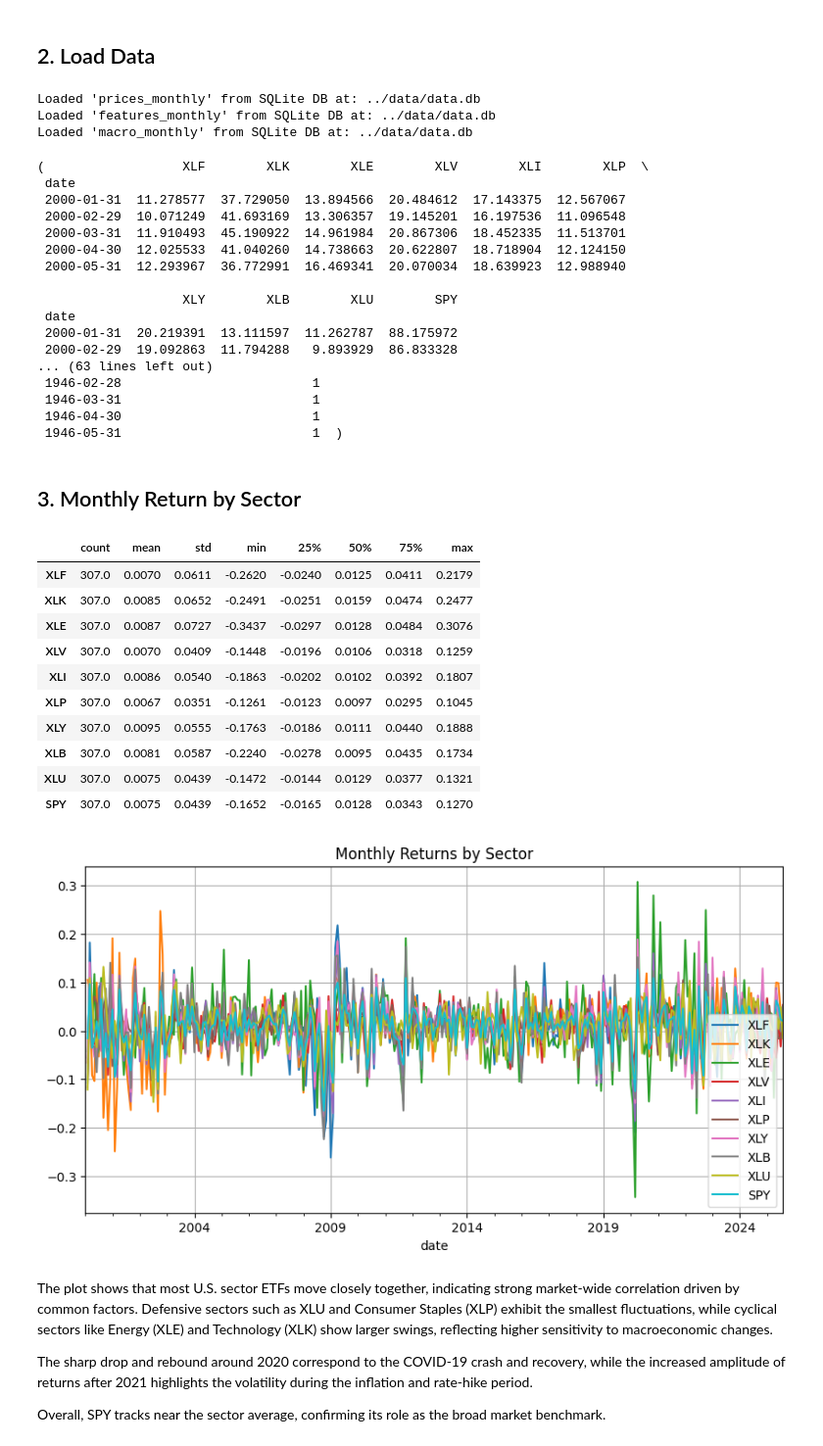
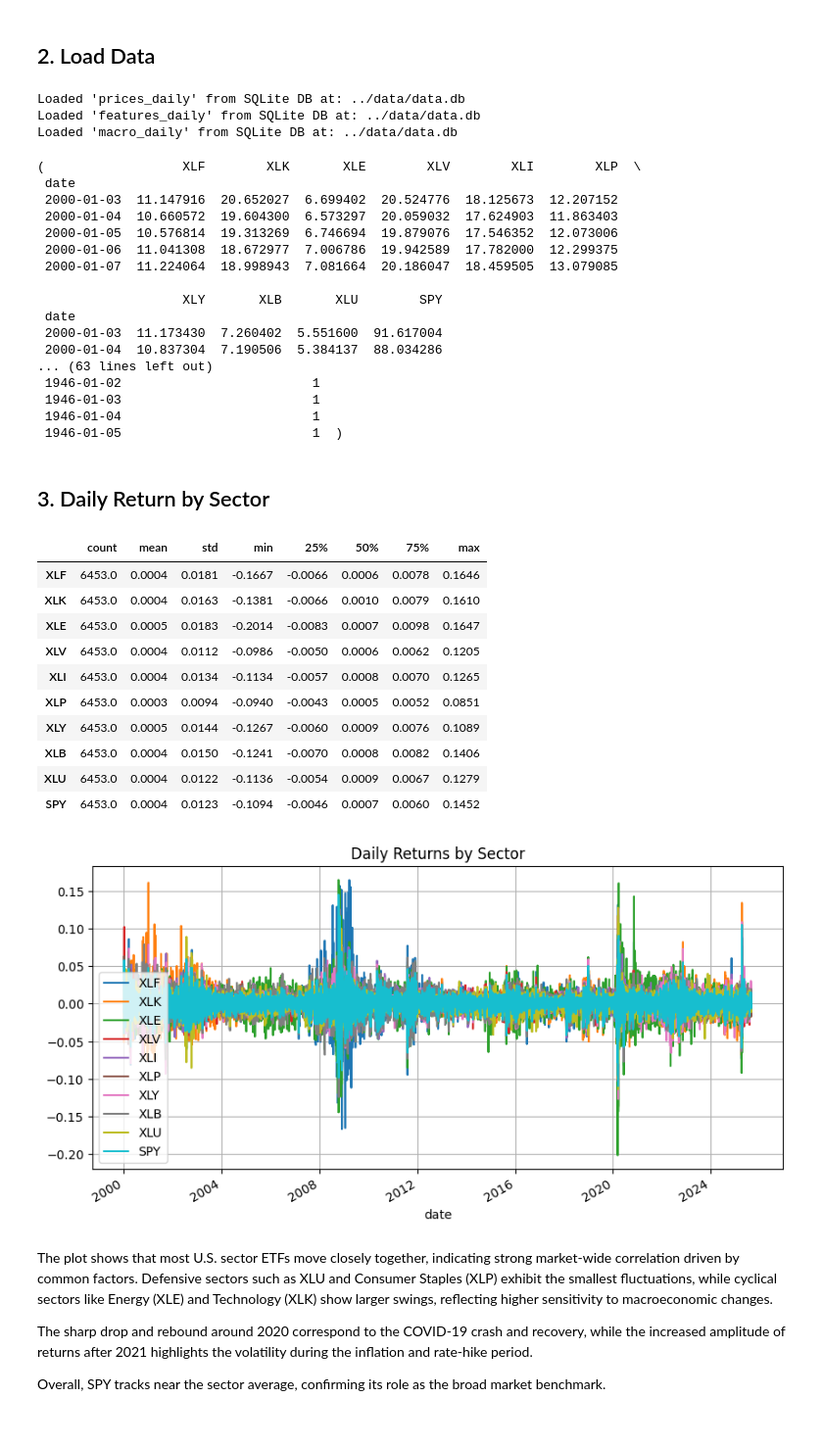
Before and after one commit to jiachenliu1128/Sector-Rotation-Strategy, a Jupyter notebook: notebooks/exploratory_analysis_&_simple_correlation_studies.ipynb, the cells around one changed output. Shown at 98% size. Cells and saved outputs as stored; diff of their text form; code cells hidden in the pictures.

```diff
--- a/notebooks/exploratory_analysis_&_simple_correlation_studies.ipynb
+++ b/notebooks/exploratory_analysis_&_simple_correlation_studies.ipynb
@@ -11,9 +11,9 @@ import matplotlib.pyplot as plt
 
 # Config
 DB_PATH = "../data/data.db"
-PRICES_CSV = "../data/processed/prices_monthly.csv"
-FEATURES_CSV = "../data/processed/features_monthly.csv"
-MACRO_CSV = "../data/processed/macro_monthly.csv"
+PRICES_CSV = "../data/processed/prices_daily.csv"
+FEATURES_CSV = "../data/processed/features_daily.csv"
+MACRO_CSV = "../data/processed/macro_daily.csv"
 
 plt.rcParams["figure.figsize"] = (10, 5)
 plt.rcParams["axes.grid"] = True
@@ -36,54 +36,54 @@ def read_table(db_path: str, table: str, csv_fallback: str) -> pd.DataFrame:
         print(f"Loaded '{table}' from CSV file at: {csv_fallback}")
         return df
 
-prices = read_table(DB_PATH, "prices_monthly", PRICES_CSV)
-features = read_table(DB_PATH, "features_monthly", FEATURES_CSV)
-macro = read_table(DB_PATH, "macro_monthly", MACRO_CSV)
+prices = read_table(DB_PATH, "prices_daily", PRICES_CSV)
+features = read_table(DB_PATH, "features_daily", FEATURES_CSV)
+macro = read_table(DB_PATH, "macro_daily", MACRO_CSV)
 
 prices.head(), features.head(), macro.head()
 # %% [output]
-Loaded 'prices_monthly' from SQLite DB at: ../data/data.db
-Loaded 'features_monthly' from SQLite DB at: ../data/data.db
-Loaded 'macro_monthly' from SQLite DB at: ../data/data.db
+Loaded 'prices_daily' from SQLite DB at: ../data/data.db
+Loaded 'features_daily' from SQLite DB at: ../data/data.db
+Loaded 'macro_daily' from SQLite DB at: ../data/data.db
-(                  XLF        XLK        XLE        XLV        XLI        XLP  \
+(                  XLF        XLK       XLE        XLV        XLI        XLP  \
  date
- 2000-01-31  11.278577  37.729050  13.894566  20.484612  17.143375  12.567067
- 2000-02-29  10.071249  41.693169  13.306357  19.145201  16.197536  11.096548
- 2000-03-31  11.910493  45.190922  14.961984  20.867306  18.452335  11.513701
- 2000-04-30  12.025533  41.040260  14.738663  20.622807  18.718904  12.124150
- 2000-05-31  12.293967  36.772991  16.469341  20.070034  18.639923  12.988940
+ 2000-01-03  11.147916  20.652027  6.699402  20.524776  18.125673  12.207152
+ 2000-01-04  10.660572  19.604300  6.573297  20.059032  17.624903  11.863403
+ 2000-01-05  10.576814  19.313269  6.746694  19.879076  17.546352  12.073006
+ 2000-01-06  11.041308  18.672977  7.006786  19.942589  17.782000  12.299375
+ 2000-01-07  11.224064  18.998943  7.081664  20.186047  18.459505  13.079085
 
-                   XLY        XLB        XLU        SPY
+                   XLY       XLB       XLU        SPY
  date
- 2000-01-31  20.219391  13.111597  11.262787  88.175972
- 2000-02-29  19.092863  11.794288   9.893929  86.833328
+ 2000-01-03  11.173430  7.260402  5.551600  91.617004
+ 2000-01-04  10.837304  7.190506  5.384137  88.034286
 ... (63 lines left out)
- 1946-02-28                         1
- 1946-03-31                         1
- 1946-04-30                         1
- 1946-05-31                         1  )
+ 1946-01-02                         1
+ 1946-01-03                         1
+ 1946-01-04                         1
+ 1946-01-05                         1  )
 # %% [markdown]
-## 3. Monthly Return by Sector
+## 3. Daily Return by Sector
 # %%
-# Monthly Return by Sector
+# Daily Return by Sector
 returns = prices.pct_change()
 display(returns.describe().T.round(4))
 # Plot a subset (or all) of sector return series
-returns.plot(title="Monthly Returns by Sector")
+returns.plot(title="Daily Returns by Sector")
 plt.show()
 # %% [output]
 |  | count | mean | std | min | 25% | 50% | 75% | max |
-| XLF | 307.0 | 0.0070 | 0.0611 | -0.2620 | -0.0240 | 0.0125 | 0.0411 | 0.2179 |
-| XLK | 307.0 | 0.0085 | 0.0652 | -0.2491 | -0.0251 | 0.0159 | 0.0474 | 0.2477 |
-| XLE | 307.0 | 0.0087 | 0.0727 | -0.3437 | -0.0297 | 0.0128 | 0.0484 | 0.3076 |
-| XLV | 307.0 | 0.0070 | 0.0409 | -0.1448 | -0.0196 | 0.0106 | 0.0318 | 0.1259 |
-| XLI | 307.0 | 0.0086 | 0.0540 | -0.1863 | -0.0202 | 0.0102 | 0.0392 | 0.1807 |
-| XLP | 307.0 | 0.0067 | 0.0351 | -0.1261 | -0.0123 | 0.0097 | 0.0295 | 0.1045 |
-| XLY | 307.0 | 0.0095 | 0.0555 | -0.1763 | -0.0186 | 0.0111 | 0.0440 | 0.1888 |
-| XLB | 307.0 | 0.0081 | 0.0587 | -0.2240 | -0.0278 | 0.0095 | 0.0435 | 0.1734 |
-| XLU | 307.0 | 0.0075 | 0.0439 | -0.1472 | -0.0144 | 0.0129 | 0.0377 | 0.1321 |
-| SPY | 307.0 | 0.0075 | 0.0439 | -0.1652 | -0.0165 | 0.0128 | 0.0343 | 0.1270 |
+| XLF | 6453.0 | 0.0004 | 0.0181 | -0.1667 | -0.0066 | 0.0006 | 0.0078 | 0.1646 |
+| XLK | 6453.0 | 0.0004 | 0.0163 | -0.1381 | -0.0066 | 0.0010 | 0.0079 | 0.1610 |
+| XLE | 6453.0 | 0.0005 | 0.0183 | -0.2014 | -0.0083 | 0.0007 | 0.0098 | 0.1647 |
+| XLV | 6453.0 | 0.0004 | 0.0112 | -0.0986 | -0.0050 | 0.0006 | 0.0062 | 0.1205 |
+| XLI | 6453.0 | 0.0004 | 0.0134 | -0.1134 | -0.0057 | 0.0008 | 0.0070 | 0.1265 |
+| XLP | 6453.0 | 0.0003 | 0.0094 | -0.0940 | -0.0043 | 0.0005 | 0.0052 | 0.0851 |
+| XLY | 6453.0 | 0.0005 | 0.0144 | -0.1267 | -0.0060 | 0.0009 | 0.0076 | 0.1089 |
+| XLB | 6453.0 | 0.0004 | 0.0150 | -0.1241 | -0.0070 | 0.0008 | 0.0082 | 0.1406 |
+| XLU | 6453.0 | 0.0004 | 0.0122 | -0.1136 | -0.0054 | 0.0009 | 0.0067 | 0.1279 |
+| SPY | 6453.0 | 0.0004 | 0.0123 | -0.1094 | -0.0046 | 0.0007 | 0.0060 | 0.1452 |
-[figure, old version]
+[figure, new version]
 # %% [markdown]
 The plot shows that most U.S. sector ETFs move closely together, indicating strong market-wide correlation driven by common factors. Defensive sectors such as XLU and Consumer Staples (XLP) exhibit the smallest fluctuations, while cyclical sectors like Energy (XLE) and Technology (XLK) show larger swings, reflecting higher sensitivity to macroeconomic changes.
 
```
Also changed, not shown: parts of 2 cells of this notebook, 10 other files.
